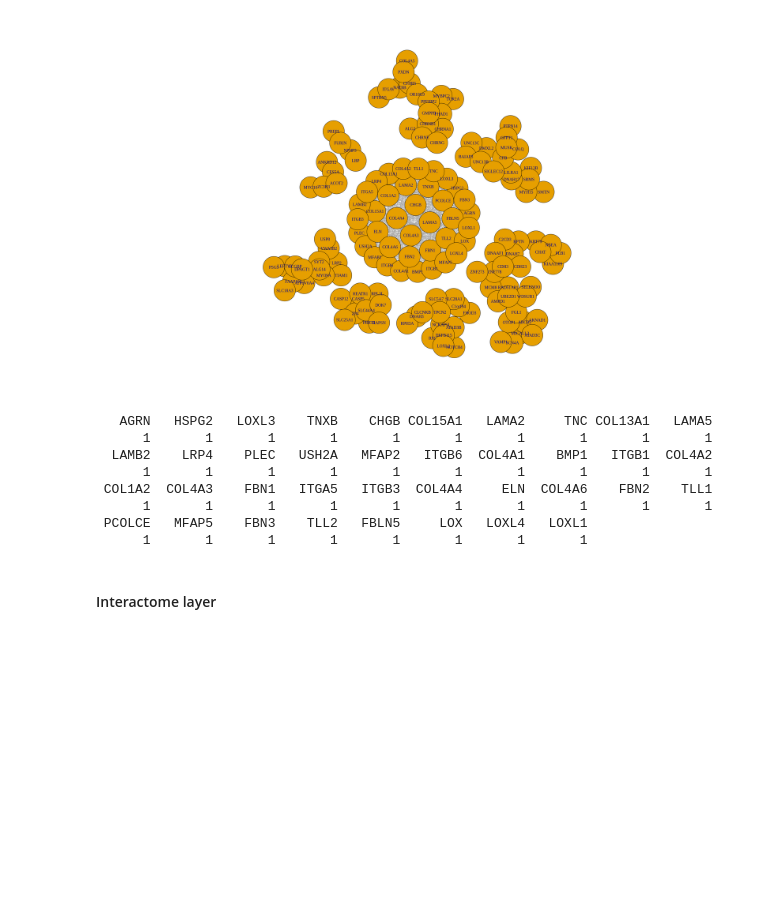
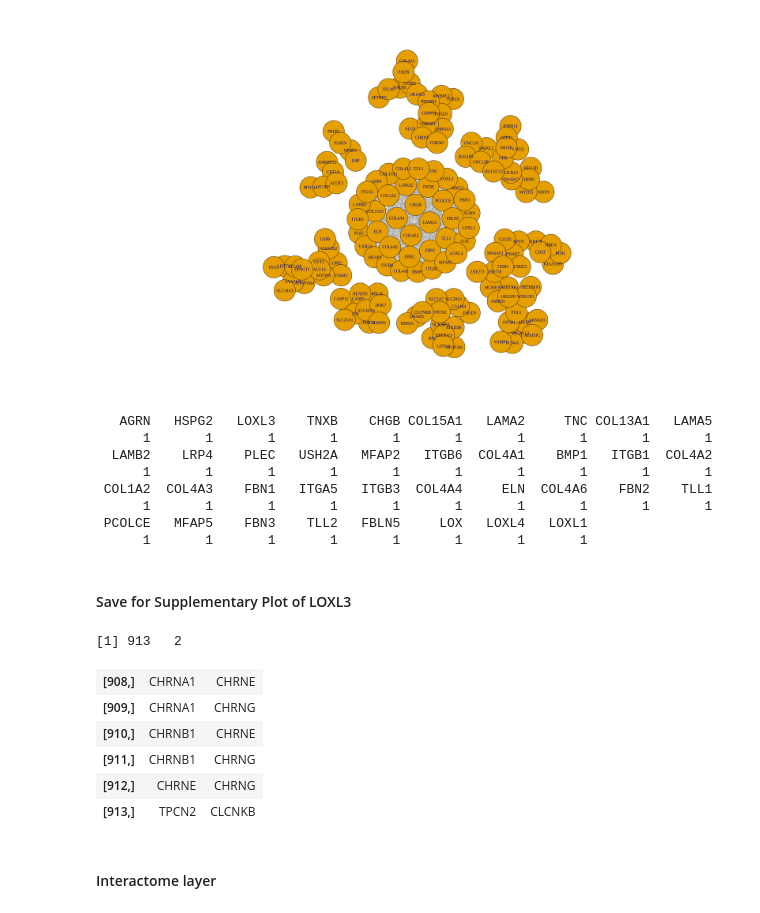
Before and after one commit to ikernunezca/CMS, a Jupyter notebook: Scripts/Figure_4_Plots.ipynb, the cells around one changed output. Saved outputs shown, nothing was run; the diff lists cells and outputs as text; code cells hidden in the pictures; blank space fills up the shorter version.

```diff
--- a/Scripts/Figure_4_Plots.ipynb
+++ b/Scripts/Figure_4_Plots.ipynb
@@ -499,6 +483,8 @@ set.seed(2020) #seed for layout
 plot(g, layout = layout_components)
 # %% [output]
 [figure]
+# %%
+g_interactome <- as_edgelist(g)
 # %%
 components(g)$membership[components(g)$membership==1]
 # %% [output]
@@ -610,6 +591,8 @@ set.seed(2020) #seed for layout
 plot(g, layout = layout_components)
 # %% [output]
 [figure]
+# %%
+g_reactome <- as_edgelist(g)
 # %%
 components(g)$membership[components(g)$membership==1]
 # %% [output]
@@ -621,3 +604,20 @@ components(g)$membership[components(g)$membership==1]
       1       1       1       1       1       1       1       1       1       1
  PCOLCE   MFAP5    FBN3    TLL2   FBLN5     LOX   LOXL4   LOXL1
       1       1       1       1       1       1       1       1
+# %% [markdown]
+#### Save for Supplementary Plot of LOXL3
+# %%
+loxl3_graph <- rbind(g_interactome,g_reactome) #Bind edges from filteres community graphs considering reactome interactors and interactome interactors
+# %%
+dim(loxl3_graph)
+# %% [output]
+[1] 913   2
+# %%
+tail(loxl3_graph)
+# %% [output]
+| [908,] | CHRNA1 | CHRNE |
+| [909,] | CHRNA1 | CHRNG |
+| [910,] | CHRNB1 | CHRNE |
+| [911,] | CHRNB1 | CHRNG |
+| [912,] | CHRNE | CHRNG |
+| [913,] | TPCN2 | CLCNKB |
```
Also changed, not shown: parts of 34 cells of this notebook, 4 other files.
